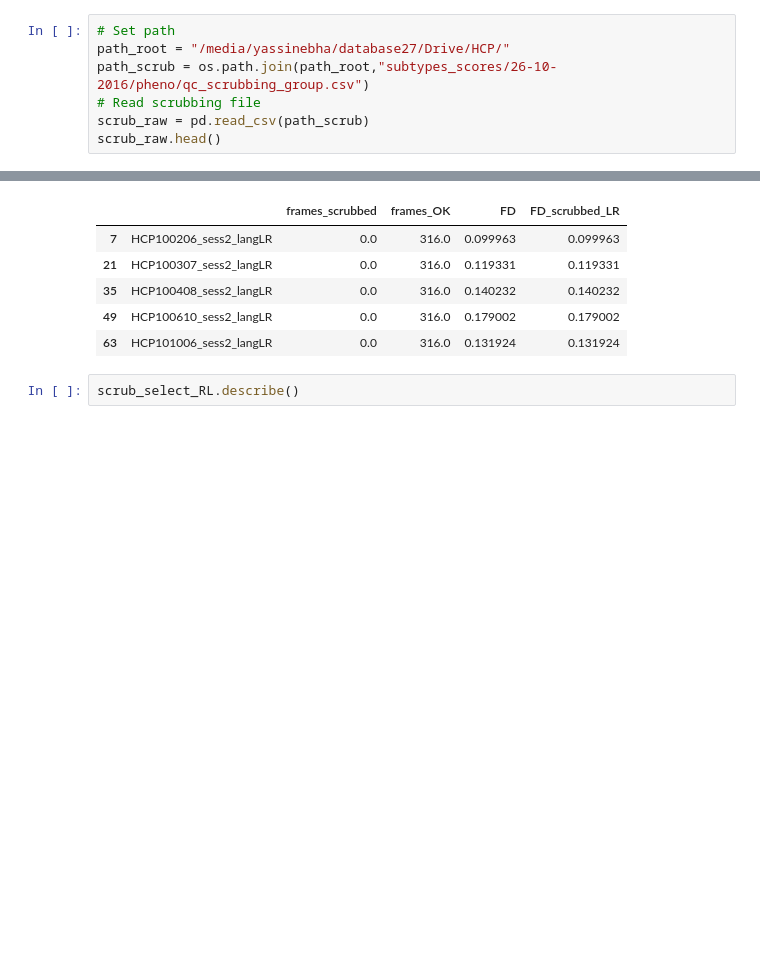
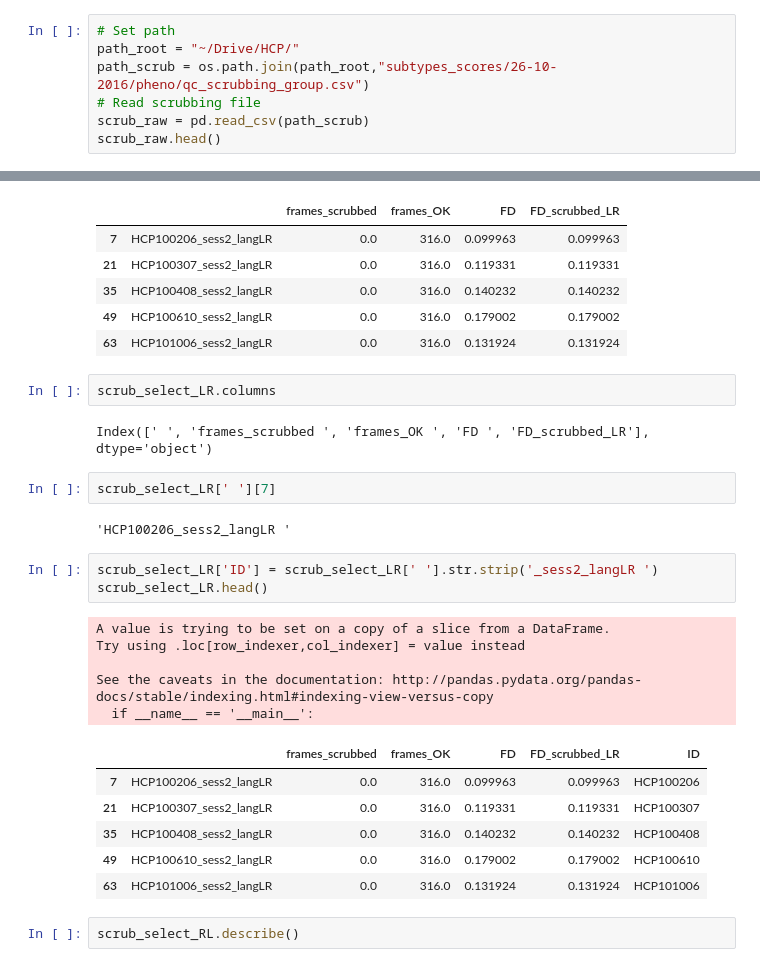
Before and after one commit to SIMEXP/hcp, a Jupyter notebook: scrub_cleaning.ipynb, the cells around one changed output, grey strips where cells are left out. Drawn from its saved outputs; the diff is of its cells as text; blank space fills up the shorter version.

```diff
--- a/scrub_cleaning.ipynb
+++ b/scrub_cleaning.ipynb
@@ -6,7 +6,7 @@ import numpy as np
 from IPython.display import display
 # %%
 # Set path
-path_root = "/media/yassinebha/database27/Drive/HCP/"
+path_root = "~/Drive/HCP/"
 path_scrub = os.path.join(path_root,"subtypes_scores/26-10-2016/pheno/qc_scrubbing_group.csv")
 # Read scrubbing file
 scrub_raw = pd.read_csv(path_scrub)
@@ -46,6 +46,29 @@ See the caveats in the documentation: http://pandas.pydata.org/pandas-docs/stabl
 | 35 | HCP100408_sess2_langLR | 0.0 | 316.0 | 0.140232 | 0.140232 |
 | 49 | HCP100610_sess2_langLR | 0.0 | 316.0 | 0.179002 | 0.179002 |
 | 63 | HCP101006_sess2_langLR | 0.0 | 316.0 | 0.131924 | 0.131924 |
+# %%
+scrub_select_LR.columns
+# %% [output]
+Index([' ', 'frames_scrubbed ', 'frames_OK ', 'FD ', 'FD_scrubbed_LR'], dtype='object')
+# %%
+scrub_select_LR[' '][7]
+# %% [output]
+'HCP100206_sess2_langLR '
+# %%
+scrub_select_LR['ID'] = scrub_select_LR[' '].str.strip('_sess2_langLR ')
+scrub_select_LR.head()
+# %% [output]
+A value is trying to be set on a copy of a slice from a DataFrame.
+Try using .loc[row_indexer,col_indexer] = value instead
+
+See the caveats in the documentation: http://pandas.pydata.org/pandas-docs/stable/indexing.html#indexing-view-versus-copy
+  if __name__ == '__main__':
+|  |  | frames_scrubbed | frames_OK | FD | FD_scrubbed_LR | ID |
+| 7 | HCP100206_sess2_langLR | 0.0 | 316.0 | 0.099963 | 0.099963 | HCP100206 |
+| 21 | HCP100307_sess2_langLR | 0.0 | 316.0 | 0.119331 | 0.119331 | HCP100307 |
+| 35 | HCP100408_sess2_langLR | 0.0 | 316.0 | 0.140232 | 0.140232 | HCP100408 |
+| 49 | HCP100610_sess2_langLR | 0.0 | 316.0 | 0.179002 | 0.179002 | HCP100610 |
+| 63 | HCP101006_sess2_langLR | 0.0 | 316.0 | 0.131924 | 0.131924 | HCP101006 |
 # %%
 scrub_select_RL.describe()
 # %% [output]
```
